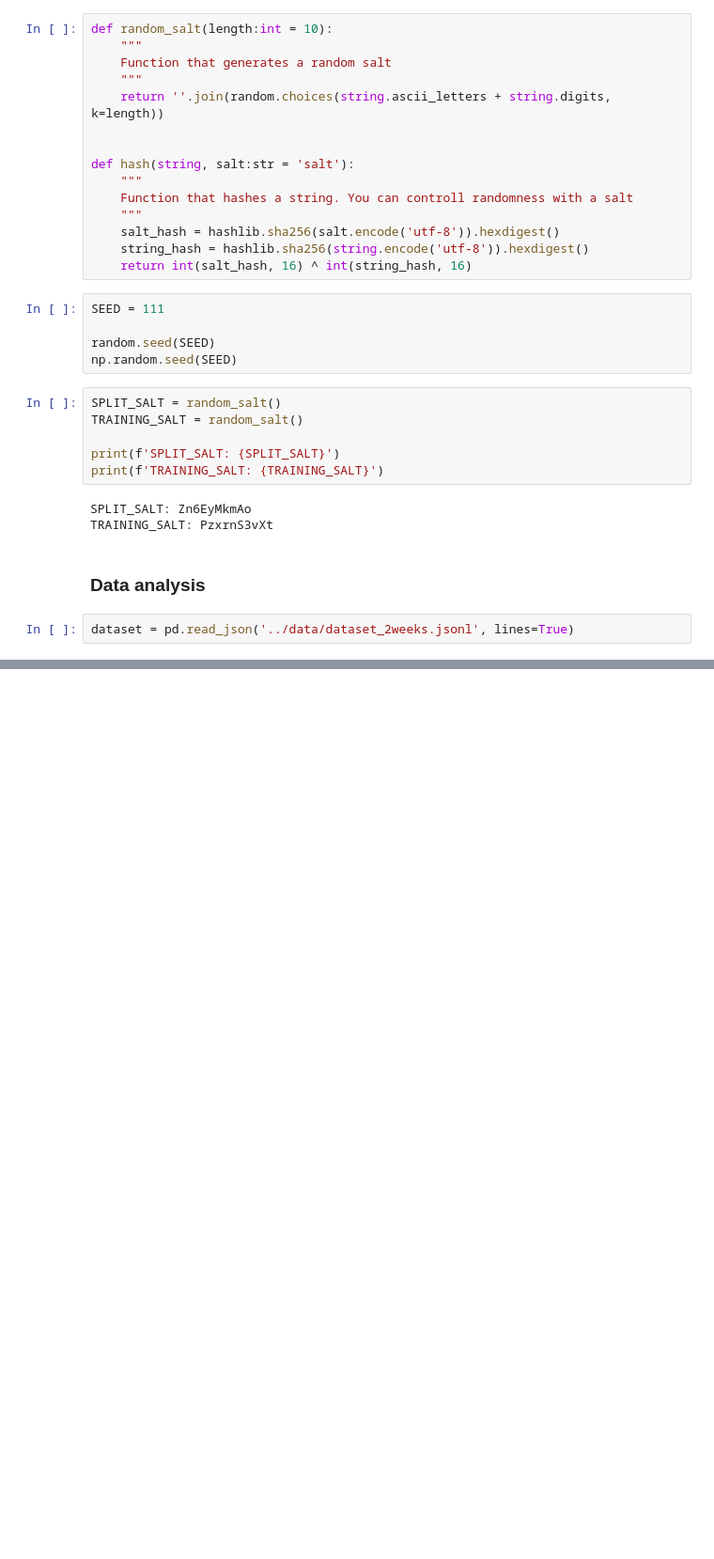
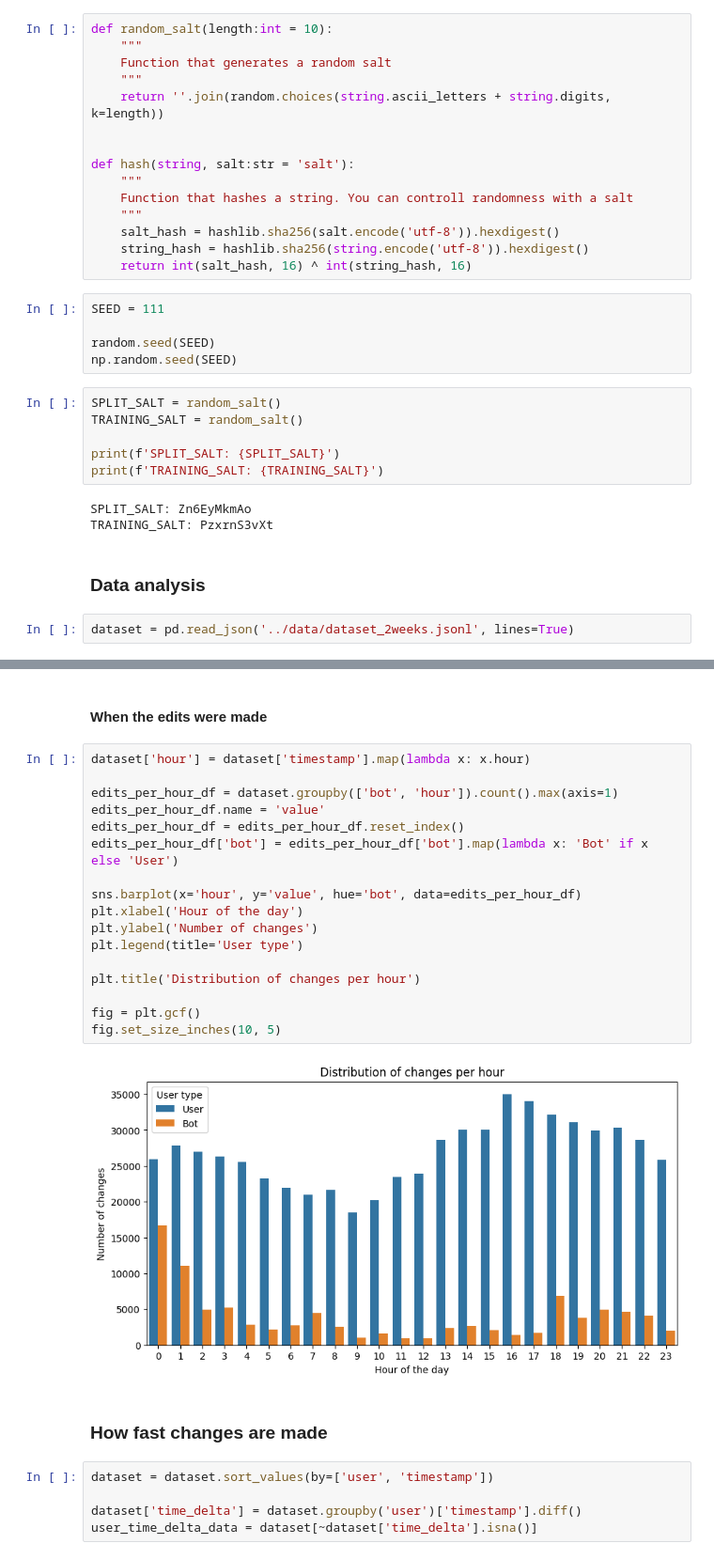
Before and after one commit to R1chrdson/bot_detection_mmdb23, a Jupyter notebook: classify_data/classifier.ipynb, the cells around one changed output, grey strips where cells are left out. Shown at 94% size. Cells and saved outputs as stored; diff of their text form; blank space fills up the shorter version.

```diff
--- a/classify_data/classifier.ipynb
+++ b/classify_data/classifier.ipynb
@@ -52,0 +64,28 @@ train_dataset = dataset[~validation_mask]
+# %% [markdown]
+#### When the edits were made
+# %%
+dataset['hour'] = dataset['timestamp'].map(lambda x: x.hour)
+
+edits_per_hour_df = dataset.groupby(['bot', 'hour']).count().max(axis=1)
+edits_per_hour_df.name = 'value'
+edits_per_hour_df = edits_per_hour_df.reset_index()
+edits_per_hour_df['bot'] = edits_per_hour_df['bot'].map(lambda x: 'Bot' if x else 'User')
+
+sns.barplot(x='hour', y='value', hue='bot', data=edits_per_hour_df)
+plt.xlabel('Hour of the day')
+plt.ylabel('Number of changes')
+plt.legend(title='User type')
+
+plt.title('Distribution of changes per hour')
+
+fig = plt.gcf()
+fig.set_size_inches(10, 5)
+# %% [output]
+[figure, added]
+# %% [markdown]
+### How fast changes are made
+# %%
+dataset = dataset.sort_values(by=['user', 'timestamp'])
+
+dataset['time_delta'] = dataset.groupby('user')['timestamp'].diff()
+user_time_delta_data = dataset[~dataset['time_delta'].isna()]
```
Also changed, not shown: parts of 6 cells of this notebook.
